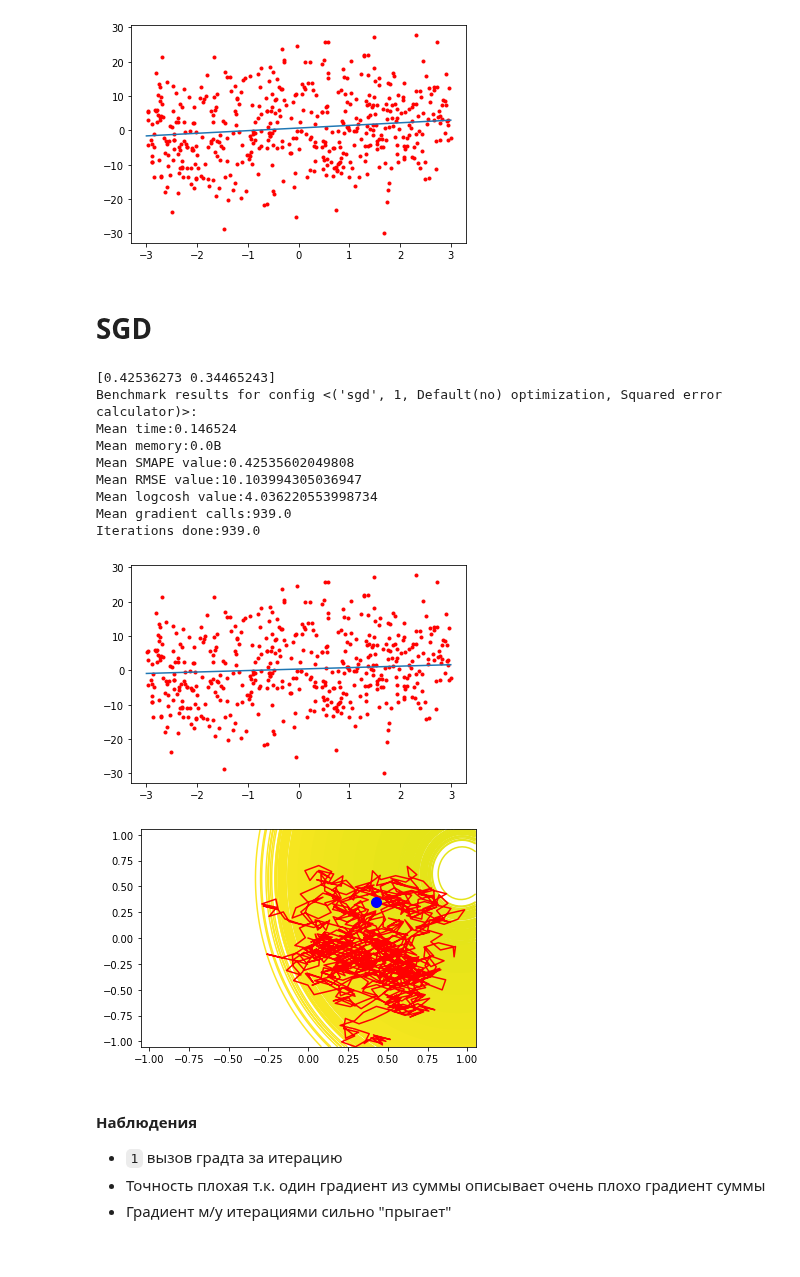
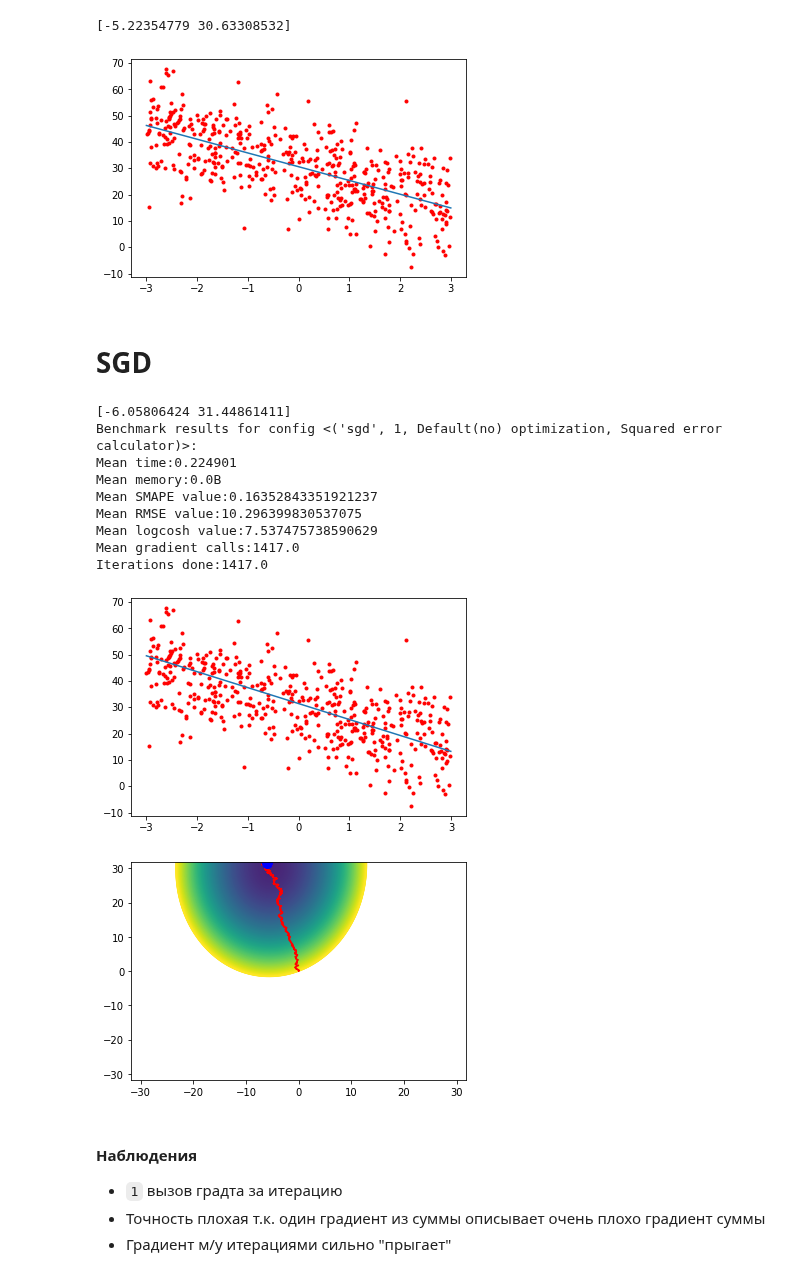
Before and after one commit to EasySocHacks/Optimization-Methods-IFMO, a Jupyter notebook: HW2/2.1.ipynb, the cells around one changed output. Saved outputs shown, nothing was run; the diff lists cells and outputs as text; code cells hidden in the pictures.

```diff
--- a/HW2/2.1.ipynb
+++ b/HW2/2.1.ipynb
@@ -9,11 +9,14 @@ from HW2.regression_generator import generate_regression
 from HW2.sgd import sgd, minibatch_gd, gd
 from HW2.visualization import visualize_regression_point, visualize_line, draw_levels
 # %%
-f, points = generate_regression(point_count=500, scale=np.array([3, 10]))
+f, points, f_ab = generate_regression(f_scale=50, point_count=500, scale=np.array([3, 10]))
+
+print(f_ab)
 
 visualize_regression_point(f, points, scale=3)
 # %% [output]
+[-5.22354779 30.63308532]
-[figure, old version]
+[figure, new version]
 # %%
 storage = BenchmarkStorage()
 # %% [markdown]
@@ -29,17 +32,17 @@ print(storage.get_benchmark_results(index))
 visualize_line(ab, points)
 draw_levels(points, meta["points"])
 # %% [output]
-[0.42536273 0.34465243]
+[-6.05806424 31.44861411]
 Benchmark results for config <('sgd', 1, Default(no) optimization, Squared error calculator)>:
-Mean time:0.146524
+Mean time:0.224901
 Mean memory:0.0B
-Mean SMAPE value:0.42535602049808
-Mean RMSE value:10.103994305036947
-Mean logcosh value:4.036220553998734
-Mean gradient calls:939.0
-Iterations done:939.0
+Mean SMAPE value:0.16352843351921237
+Mean RMSE value:10.296399830537075
+Mean logcosh value:7.537475738590629
+Mean gradient calls:1417.0
+Iterations done:1417.0
-[figure, old version]
+[figure, new version]
-[figure, old version]
+[figure, new version]
 # %% [markdown]
 #### Наблюдения
 * `1` вызов градта за итерацию
```
Also changed, not shown: parts of 6 cells of this notebook, 1 other file.
